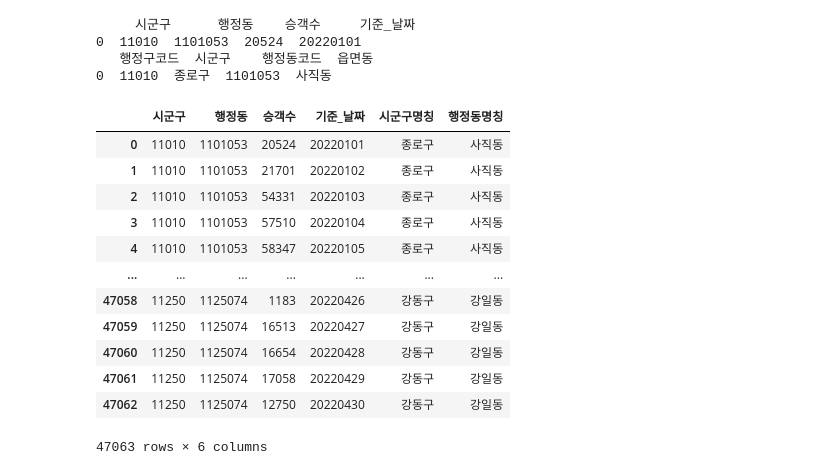
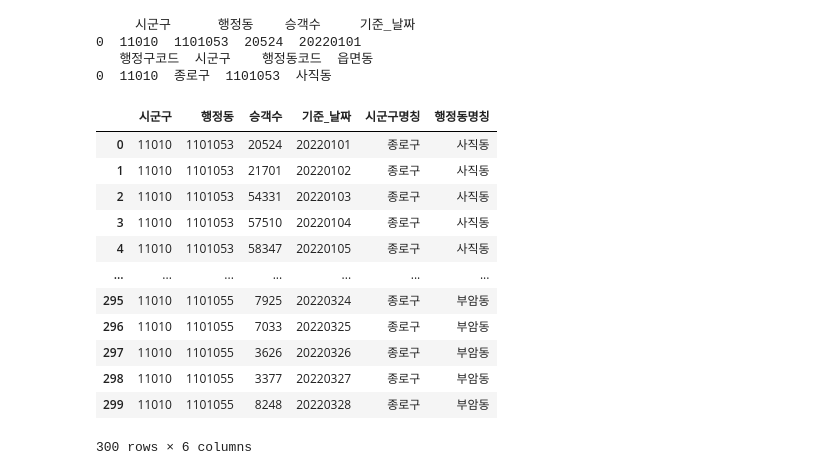
Before and after one commit to dbsrall59/three, a Jupyter notebook: 이규민/대중교통자료만들기.ipynb, the cells around one changed output. Saved outputs shown, nothing was run; the diff lists cells and outputs as text; code cells hidden in the pictures.

```diff
--- a/이규민/대중교통자료만들기.ipynb
+++ b/이규민/대중교통자료만들기.ipynb
@@ -215,28 +215,28 @@ print(mappingDF.head(1))
 # %%
 sumDF['시군구명칭'] = ""
 sumDF['행정동명칭'] = ""
 
 def mappingGu(x):
     for i in mappingDF.index:
-        if (x[0] == mappingDF.iloc[i, 0]):
+        if (x[1] == mappingDF.iloc[i, 2]):
             x[4] = mappingDF.iloc[i, 1]
             x[5] = mappingDF.iloc[i, 3]
             break;
     return x
 
-sumDF = pd.DataFrame(np.apply_along_axis(mappingGu, 1, sumDF), columns=sumDF.columns)
-sumDF
+tempDF = pd.DataFrame(np.apply_along_axis(mappingGu, 1, sumDF.head(300)), columns=sumDF.columns)
+tempDF
 # %% [output]
 |  | 시군구 | 행정동 | 승객수 | 기준_날짜 | 시군구명칭 | 행정동명칭 |
 | 0 | 11010 | 1101053 | 20524 | 20220101 | 종로구 | 사직동 |
 | 1 | 11010 | 1101053 | 21701 | 20220102 | 종로구 | 사직동 |
 | 2 | 11010 | 1101053 | 54331 | 20220103 | 종로구 | 사직동 |
 | 3 | 11010 | 1101053 | 57510 | 20220104 | 종로구 | 사직동 |
 | 4 | 11010 | 1101053 | 58347 | 20220105 | 종로구 | 사직동 |
 | ... | ... | ... | ... | ... | ... | ... |
-| 47058 | 11250 | 1125074 | 1183 | 20220426 | 강동구 | 강일동 |
-| 47059 | 11250 | 1125074 | 16513 | 20220427 | 강동구 | 강일동 |
-| 47060 | 11250 | 1125074 | 16654 | 20220428 | 강동구 | 강일동 |
-| 47061 | 11250 | 1125074 | 17058 | 20220429 | 강동구 | 강일동 |
-| 47062 | 11250 | 1125074 | 12750 | 20220430 | 강동구 | 강일동 |
+| 295 | 11010 | 1101055 | 7925 | 20220324 | 종로구 | 부암동 |
+| 296 | 11010 | 1101055 | 7033 | 20220325 | 종로구 | 부암동 |
+| 297 | 11010 | 1101055 | 3626 | 20220326 | 종로구 | 부암동 |
+| 298 | 11010 | 1101055 | 3377 | 20220327 | 종로구 | 부암동 |
+| 299 | 11010 | 1101055 | 8248 | 20220328 | 종로구 | 부암동 |
-47063 rows × 6 columns
+300 rows × 6 columns
```
Also changed, not shown: parts of 13 cells of this notebook, 3 other files.
